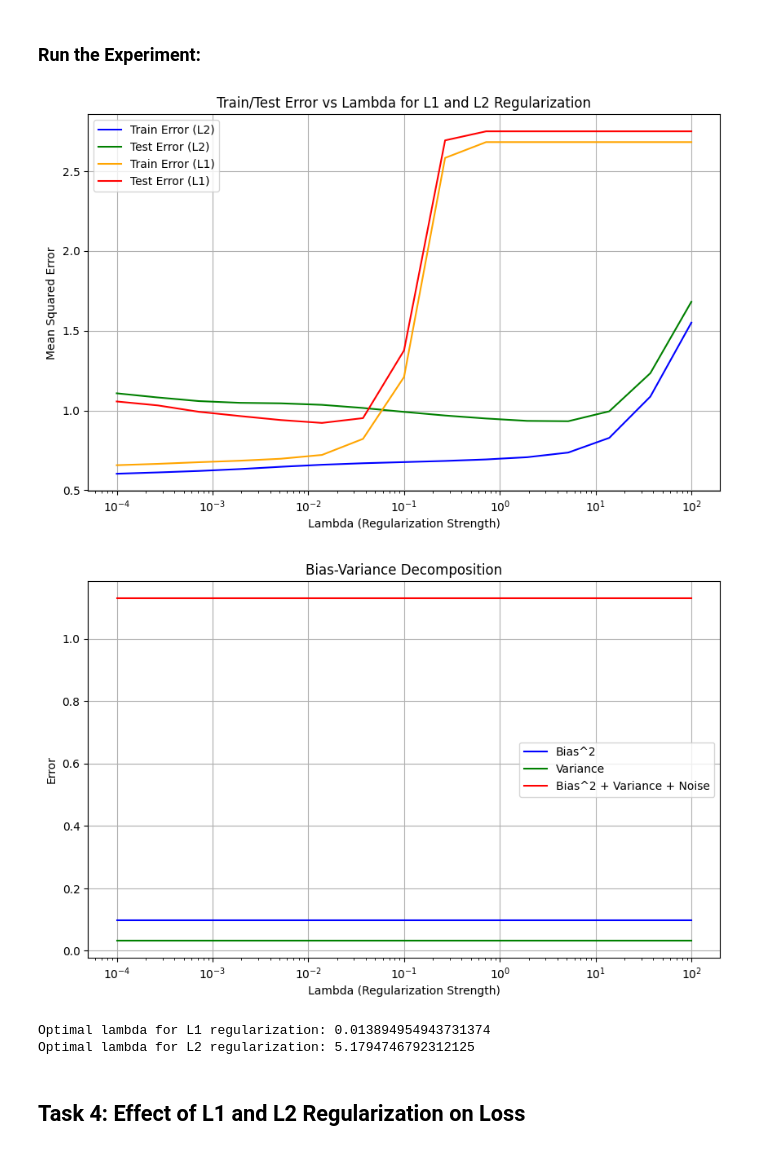
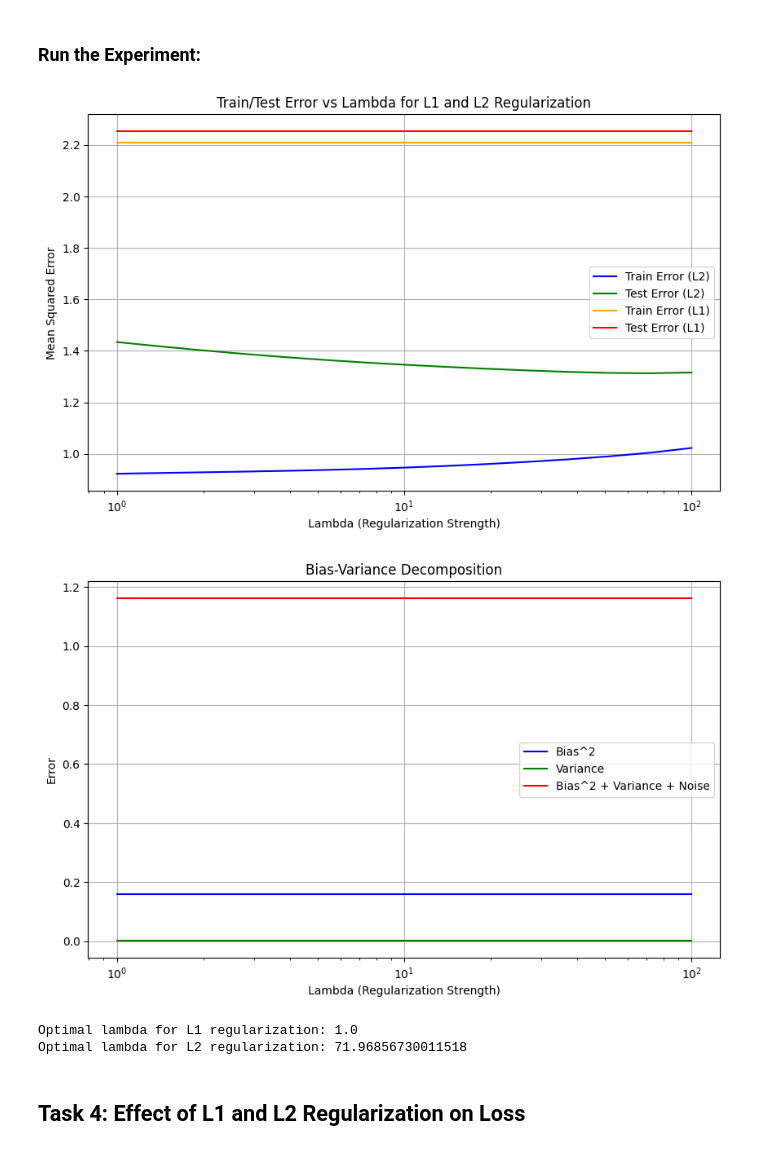
Before and after one commit to HathawayQAQ/COMP551-Machine-Learning, a Jupyter notebook: Assignment2/Comp_551_A2.ipynb, the cells around one changed output. Cells and saved outputs as stored; diff of their text form; code cells hidden in the pictures.

```diff
--- a/Assignment2/Comp_551_A2.ipynb
+++ b/Assignment2/Comp_551_A2.ipynb
@@ -164,15 +164,15 @@ def generate_data(n_points = 100):
     return x, y
 
 # Function to create Gaussian basis functions
-def gaussian_basis_functions(x, centers, width=1.0):
+def gaussian_basis_functions(x, centers, width = 1.0):
     return np.exp(-(x[:, np.newaxis] - centers[np.newaxis, :]) **2 / (2 * width **2))
 
-# Function to add L1 or L2 regularization
+# Function to fit the model with regularization (L1 or L2)
 def fit_model(X_train, y_train, X_test, y_test, lambd, reg_type='L2'):
     if reg_type == 'L2':
-        model = Ridge(alpha=lambd)  # L2 regularization
-    else:
-        model = Lasso(alpha=lambd)  # L1 regularization
+        model = Ridge(alpha = lambd)
+    elif reg_type == 'L1':
+        model = Lasso(alpha = lambd)
 
     model.fit(X_train, y_train)
     train_pred = model.predict(X_train)
@@ -258,35 +258,39 @@ def select_optimal_lambda(lambd_values, test_errors_l1, test_errors_l2):
 # %%
 def run_experiment():
     # Generate data
     x, y = generate_data()
 
     # Modify the existing linear regression model with Gaussion basis number 70
     D = 70
     centers = np.linspace(0, 20, D)
     X = gaussian_basis_functions(x, centers)
 
+    # Standardize the features
+    scaler = StandardScaler()
+    X = scaler.fit_transform(X)
+
     # Lambda values for regularization
-    lambd_values = np.logspace(-4, 2, 15)
+    lambd_values = np.logspace(0, 2, 15)
 
     # Run cross-validation for L1 and L2 regularization
     train_errors_l2, test_errors_l2 = cross_validation(X, y, lambd_values, reg_type='L2')
     train_errors_l1, test_errors_l1 = cross_validation(X, y, lambd_values, reg_type='L1')
 
     # Plot Train and Test errors
     plot_train_test_errors(lambd_values, train_errors_l1, test_errors_l1, train_errors_l2, test_errors_l2)
 
     # Plot bias-variance decomposition
     plot_bias_variance_decomposition(lambd_values, train_errors_l2, test_errors_l2)
 
     # Select optimal lambda
     select_optimal_lambda(lambd_values, test_errors_l1, test_errors_l2)
 
 run_experiment()
 # %% [output]
-[figure, old version]
+[figure, new version]
-[figure, old version]
+[figure, new version]
-Optimal lambda for L1 regularization: 0.013894954943731374
-Optimal lambda for L2 regularization: 5.1794746792312125
+Optimal lambda for L1 regularization: 1.0
+Optimal lambda for L2 regularization: 71.96856730011518
 # %% [markdown]
 ## Task 4: Effect of L1 and L2 Regularization on Loss
 # %% [markdown]
```
Also changed, not shown: parts of 2 cells of this notebook.
